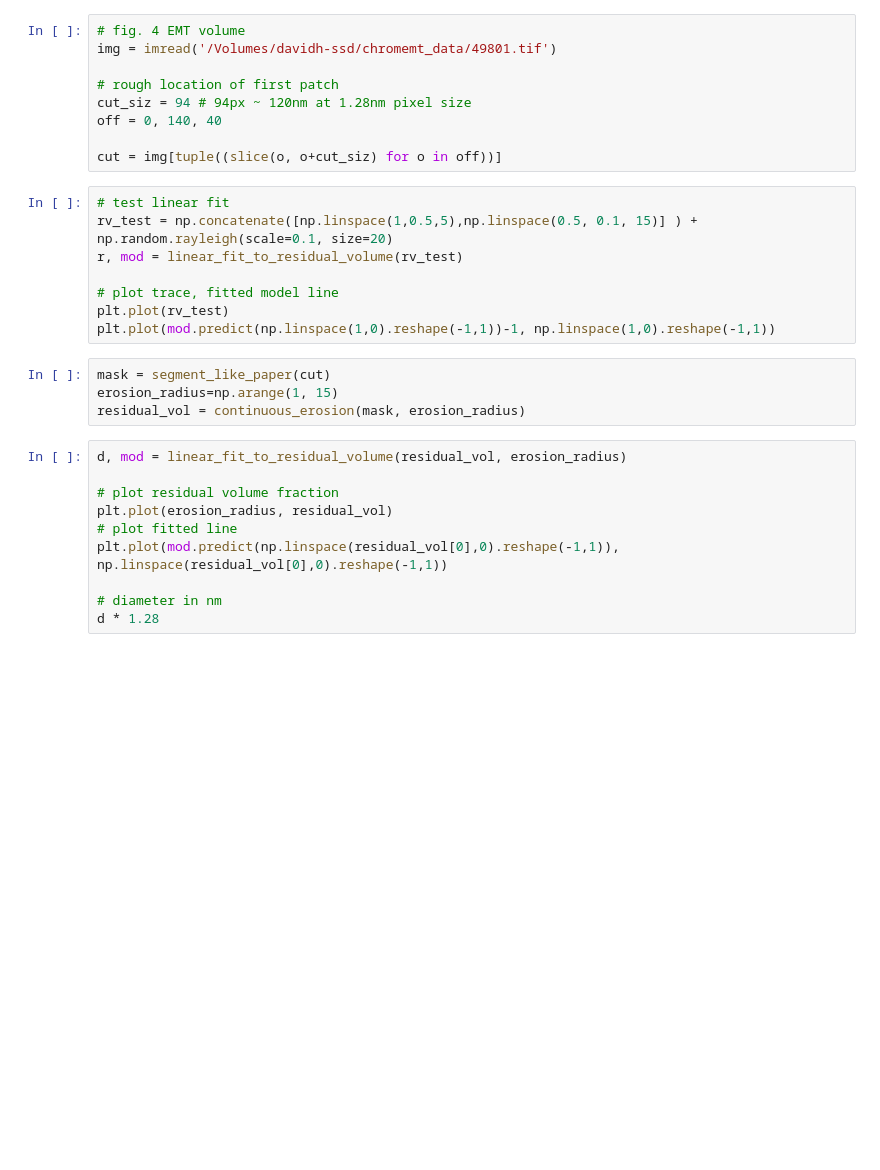
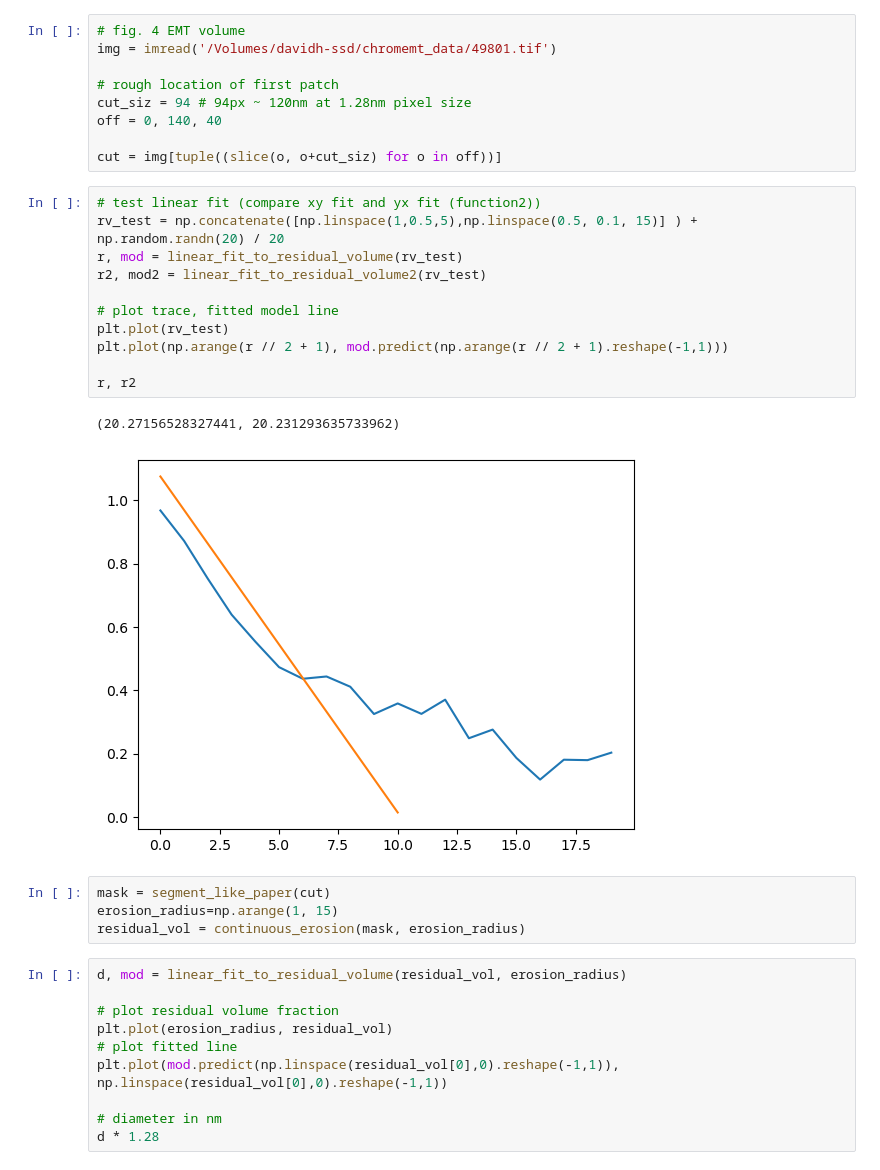
Before and after one commit to CALM-LMU/chromemt-analysis, a Jupyter notebook: chromemt_analysis/replicate_cvc.ipynb, the cells around one changed output. Cells and saved outputs as stored; diff of their text form; blank space fills up the shorter version.

```diff
--- a/chromemt_analysis/replicate_cvc.ipynb
+++ b/chromemt_analysis/replicate_cvc.ipynb
@@ -14,13 +16,19 @@ off = 0, 140, 40
 
 cut = img[tuple((slice(o, o+cut_siz) for o in off))]
 # %%
-# test linear fit
-rv_test = np.concatenate([np.linspace(1,0.5,5),np.linspace(0.5, 0.1, 15)] ) + np.random.rayleigh(scale=0.1, size=20)
+# test linear fit (compare xy fit and yx fit (function2))
+rv_test = np.concatenate([np.linspace(1,0.5,5),np.linspace(0.5, 0.1, 15)] ) + np.random.randn(20) / 20
 r, mod = linear_fit_to_residual_volume(rv_test)
+r2, mod2 = linear_fit_to_residual_volume2(rv_test)
 
 # plot trace, fitted model line
 plt.plot(rv_test)
-plt.plot(mod.predict(np.linspace(1,0).reshape(-1,1))-1, np.linspace(1,0).reshape(-1,1))
+plt.plot(np.arange(r // 2 + 1), mod.predict(np.arange(r // 2 + 1).reshape(-1,1)))
+
+r, r2
+# %% [output]
+(20.27156528327441, 20.231293635733962)
+[figure, added]
 # %%
 mask = segment_like_paper(cut)
 erosion_radius=np.arange(1, 15)
```
Also changed, not shown: parts of 5 cells of this notebook, 4 other files.
